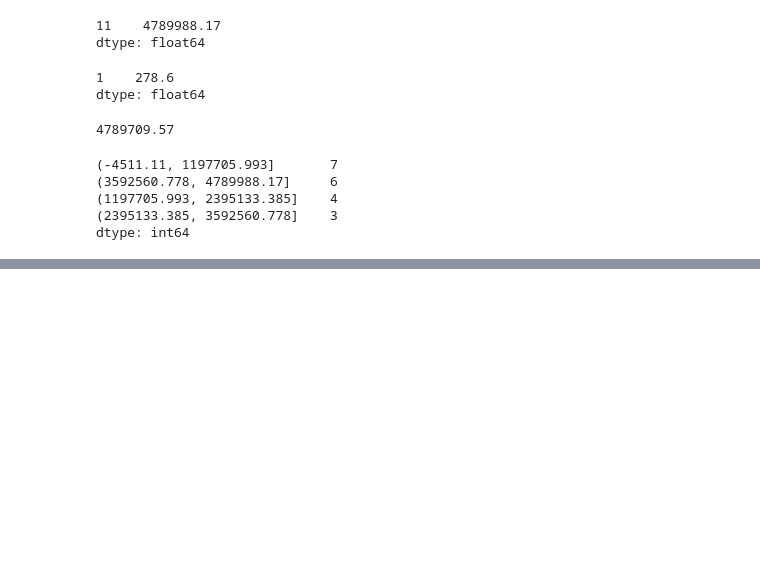
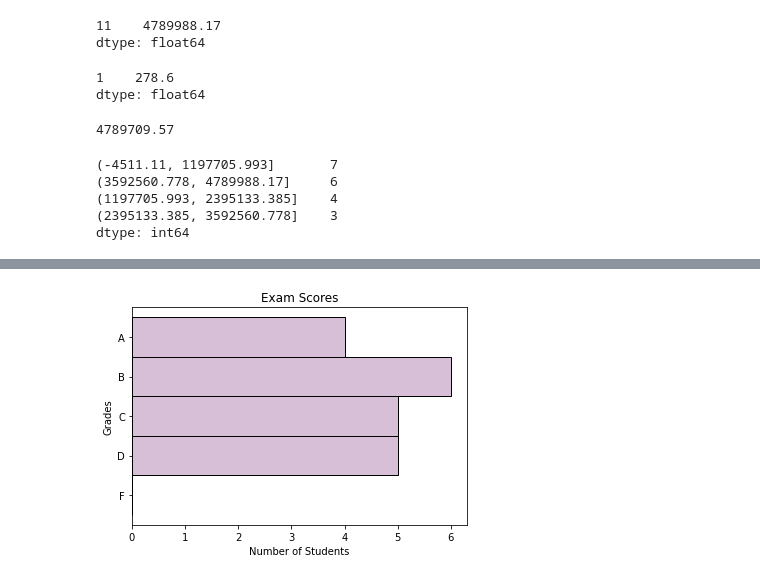
Before and after one commit to christophermayorga/numpy-pandas-visualizations-exercises, a Jupyter notebook: pandas_series.ipynb, the cells around one changed output, grey strips where cells are left out. Cells and saved outputs as stored; diff of their text form; code cells hidden in the pictures; blank space fills up the shorter version.

```diff
--- a/pandas_series.ipynb
+++ b/pandas_series.ipynb
@@ -431,0 +459,21 @@ pd.cut(numbers, 4).value_counts().plot()
+# %%
+#Plot the Series in a meaningful way and make sure your chart has a title and axis labels.
+
+# Define bin edges
+bin_edges = [0, 59, 69, 79, 89, 101]
+
+# Create a list of bin labels
+bin_labels = ['F', 'D', 'C', 'B', 'A']
+
+# Use the .cut() function to create my 5 equal-sized bins and create a horizontal bar plot to visualize value_counts().
+pd.cut(exam_scores, bins=bin_edges, labels=bin_labels).value_counts().sort_index().plot.barh(color='thistle', width=1, ec='black')
+
+# Axes labels and plot title
+plt.title('Exam Scores')
+plt.xlabel('Number of Students')
+plt.ylabel('Grades')
+
+# Clean up plot display
+plt.show()
+# %% [output]
+[figure, added]
```
Also changed, not shown: parts of 8 cells of this notebook.
